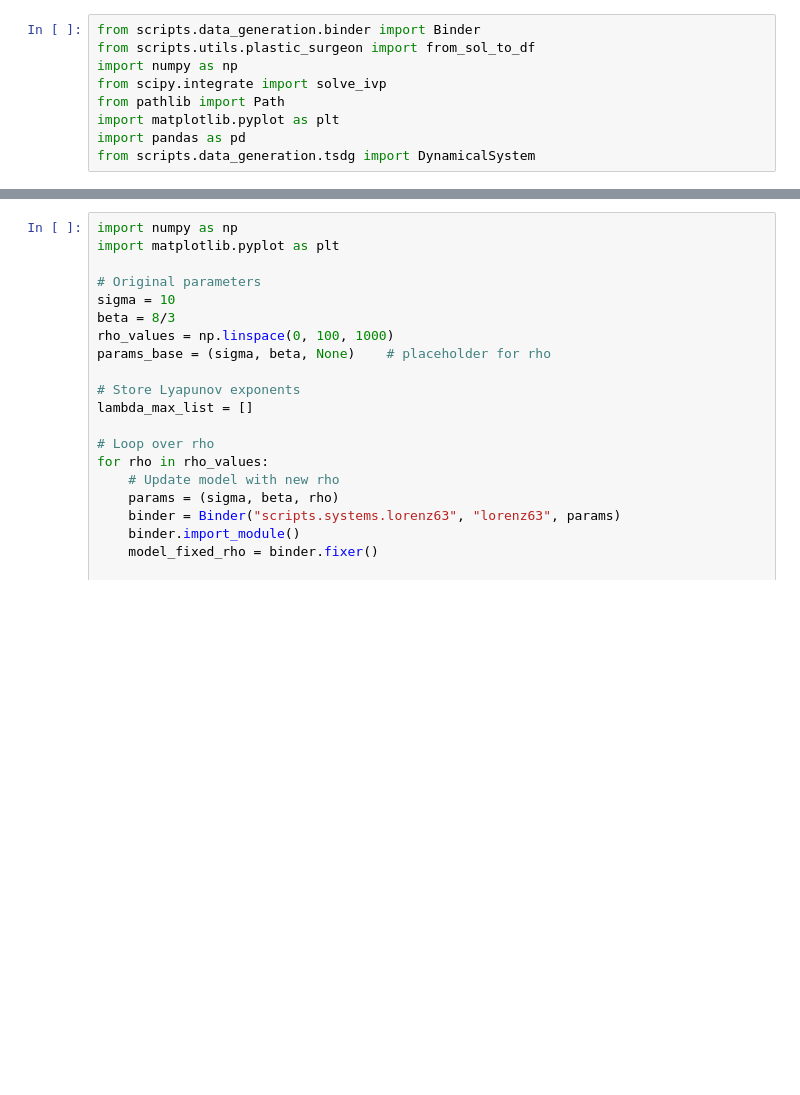
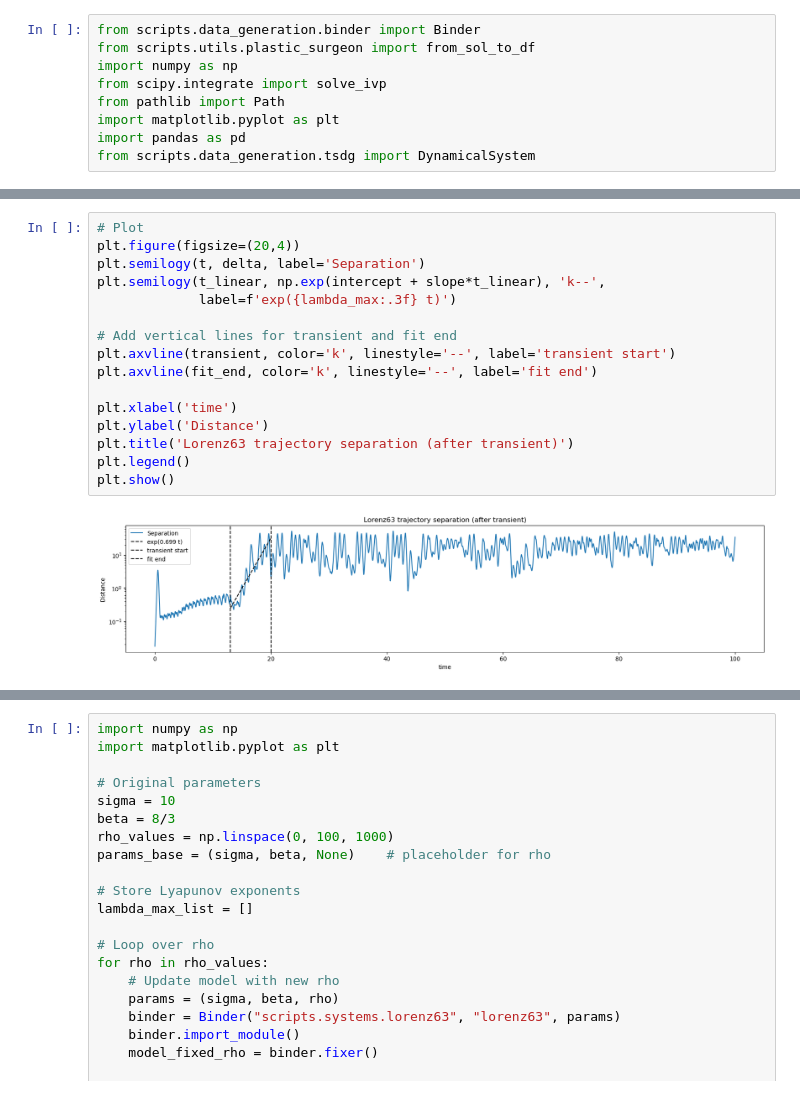
Before and after one commit to nxteventrying/chaos-ts-analysis, a Jupyter notebook: generation/lorenz.ipynb, the cells around one changed output, grey strips where cells are left out. Saved outputs shown, nothing was run; the diff lists cells and outputs as text; blank space fills up the shorter version.

```diff
--- a/generation/lorenz.ipynb
+++ b/generation/lorenz.ipynb
@@ -112,0 +107,18 @@ Approximate largest Lyapunov exponent: 0.8420229000138758
+# %%
+# Plot
+plt.figure(figsize=(20,4))
+plt.semilogy(t, delta, label='Separation')
+plt.semilogy(t_linear, np.exp(intercept + slope*t_linear), 'k--',
+             label=f'exp({lambda_max:.3f} t)')
+
+# Add vertical lines for transient and fit end
+plt.axvline(transient, color='k', linestyle='--', label='transient start')
+plt.axvline(fit_end, color='k', linestyle='--', label='fit end')
+
+plt.xlabel('time')
+plt.ylabel('Distance')
+plt.title('Lorenz63 trajectory separation (after transient)')
+plt.legend()
+plt.show()
+# %% [output]
+[figure, added]
```
Also changed, not shown: parts of 8 cells of this notebook.
